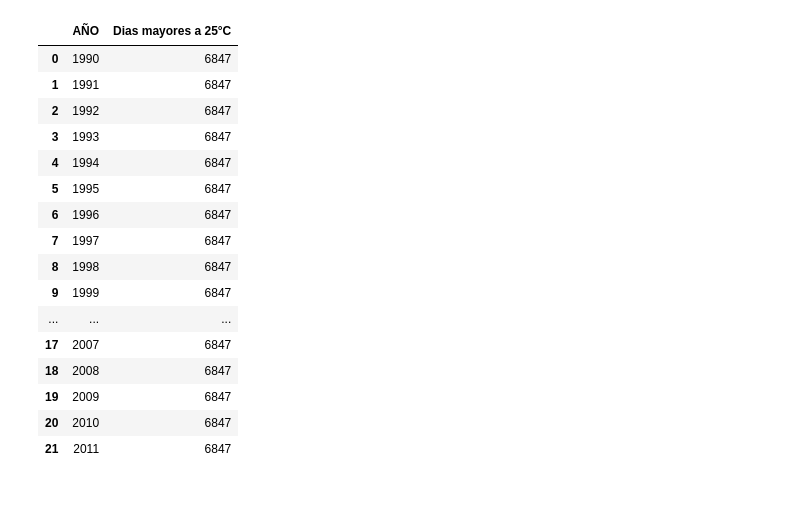
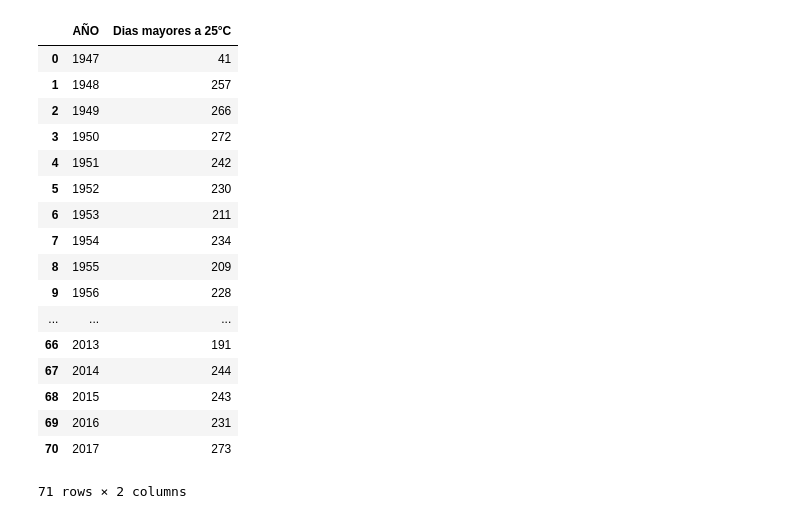
Before and after one commit to Askleth/Archivero, a Jupyter notebook: Actividad_5/Actividad5.ipynb, the cells around one changed output. Cells and saved outputs as stored; diff of their text form; code cells hidden in the pictures.

```diff
--- a/Actividad_5/Actividad5.ipynb
+++ b/Actividad_5/Actividad5.ipynb
@@ -3,7 +3,12 @@ import pandas as pd
 import matplotlib.pyplot as plt
 import numpy as np
 # %%
-df = pd.read_csv("obregon.txt",sep = "\s+")
+missing = {"PRECIP" : "Nulo","EVAP" : "Nulo","TMAX" : "Nulo","TMIN" : "Nulo"}
+
+df = pd.read_csv("obregon.txt",sep = "\s+", na_values = missing)
 df["FECHA"] = pd.to_datetime(df.FECHA)
+df["TMED"] = (df["TMAX"]+df["TMIN"])/2
 df["MES"] = df["FECHA"].dt.month
 df["AÑO"] = df["FECHA"].dt.year
+
+df.describe()
@@ -12,22 +27,22 @@ df["AÑO"] = df["FECHA"].dt.year
     el año menor en el primer dato y el año mayor en el ultimo dato
 """
 #Obtiene el numero de dias con heladas por año
-heladas = []
+FD = []
 años = []
 ndias = 0
 for i in range(df["AÑO"][0],df["AÑO"][len(df)-1]+1):
     for j in range(0,len(df)):
         if(df["AÑO"][j] == i and df["TMIN"][j] < 0):
             ndias = ndias+1
-    heladas.append(ndias)
+    FD.append(ndias)
     años.append(i)
     ndias = 0
 
 #Se guerda en un dataframe para desplegarlo de forma amigable para el usuairo
 helas = pd.DataFrame({
     "AÑO" : años,
-    "Dias bajo 0°C" : heladas},
-    index = range(0,len(heladas)))
+    "Dias bajo 0°C" : FD},
+    index = range(0,len(FD)))
 helas
 # %% [output]
 |  | AÑO | Dias bajo 0°C |
@@ -50,35 +66,36 @@ helas
 # %%
 #Obtiene el numero de dias con heladas por año
-veranos = []
+SU = []
 ndias = 0
 for i in range(df["AÑO"][0],df["AÑO"][len(df)-1]+1):
     for j in range(0,len(df)):
-        if(df["AÑO"][j] == i and df["TMIN"][j] > 25 or df["TMAX"][j] > 25):
+        if(df["AÑO"][j] == i and df["TMAX"][j] > 25):
             ndias = ndias+1
-    veranos.append(ndias)
+    SU.append(ndias)
     ndias = 0
 
 #Se guerda en un dataframe para desplegarlo de forma amigable para el usuairo
 veras = pd.DataFrame({
     "AÑO" : años,
-    "Dias mayores a 25°C" : veranos},
-    index = range(0,len(veranos)))
+    "Dias mayores a 25°C" : SU},
+    index = range(0,len(SU)))
 veras
 # %% [output]
 |  | AÑO | Dias mayores a 25°C |
-| 0 | 1990 | 6847 |
-| 1 | 1991 | 6847 |
-| 2 | 1992 | 6847 |
-| 3 | 1993 | 6847 |
-| 4 | 1994 | 6847 |
-| 5 | 1995 | 6847 |
-| 6 | 1996 | 6847 |
-| 7 | 1997 | 6847 |
-| 8 | 1998 | 6847 |
-| 9 | 1999 | 6847 |
+| 0 | 1947 | 41 |
+| 1 | 1948 | 257 |
+| 2 | 1949 | 266 |
+| 3 | 1950 | 272 |
+| 4 | 1951 | 242 |
+| 5 | 1952 | 230 |
+| 6 | 1953 | 211 |
+| 7 | 1954 | 234 |
+| 8 | 1955 | 209 |
+| 9 | 1956 | 228 |
 | ... | ... | ... |
-| 17 | 2007 | 6847 |
-| 18 | 2008 | 6847 |
-| 19 | 2009 | 6847 |
-| 20 | 2010 | 6847 |
-| 21 | 2011 | 6847 |
+| 66 | 2013 | 191 |
+| 67 | 2014 | 244 |
+| 68 | 2015 | 243 |
+| 69 | 2016 | 231 |
+| 70 | 2017 | 273 |
+71 rows × 2 columns
```
Also changed, not shown: parts of 6 cells of this notebook, 3 other files.
